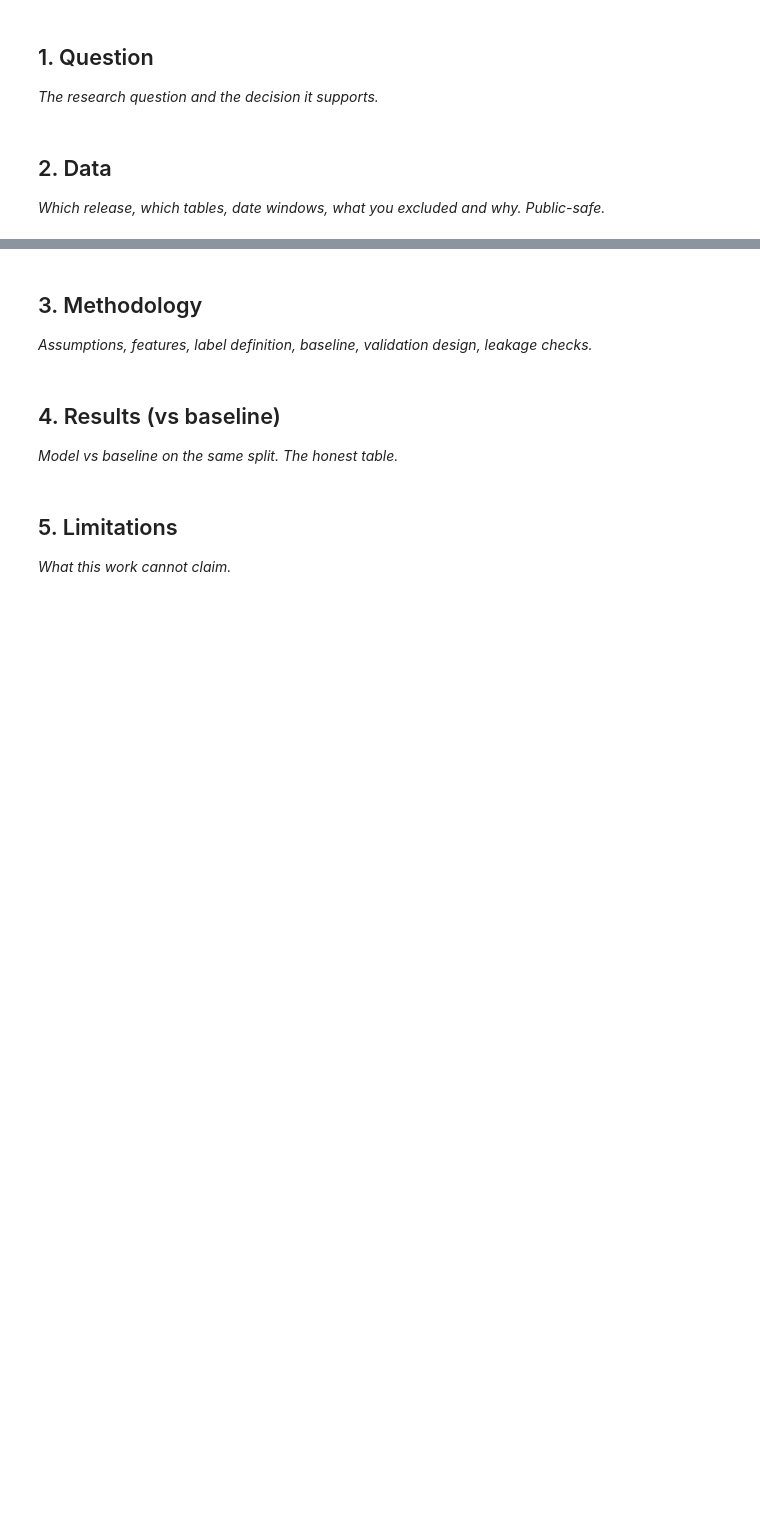
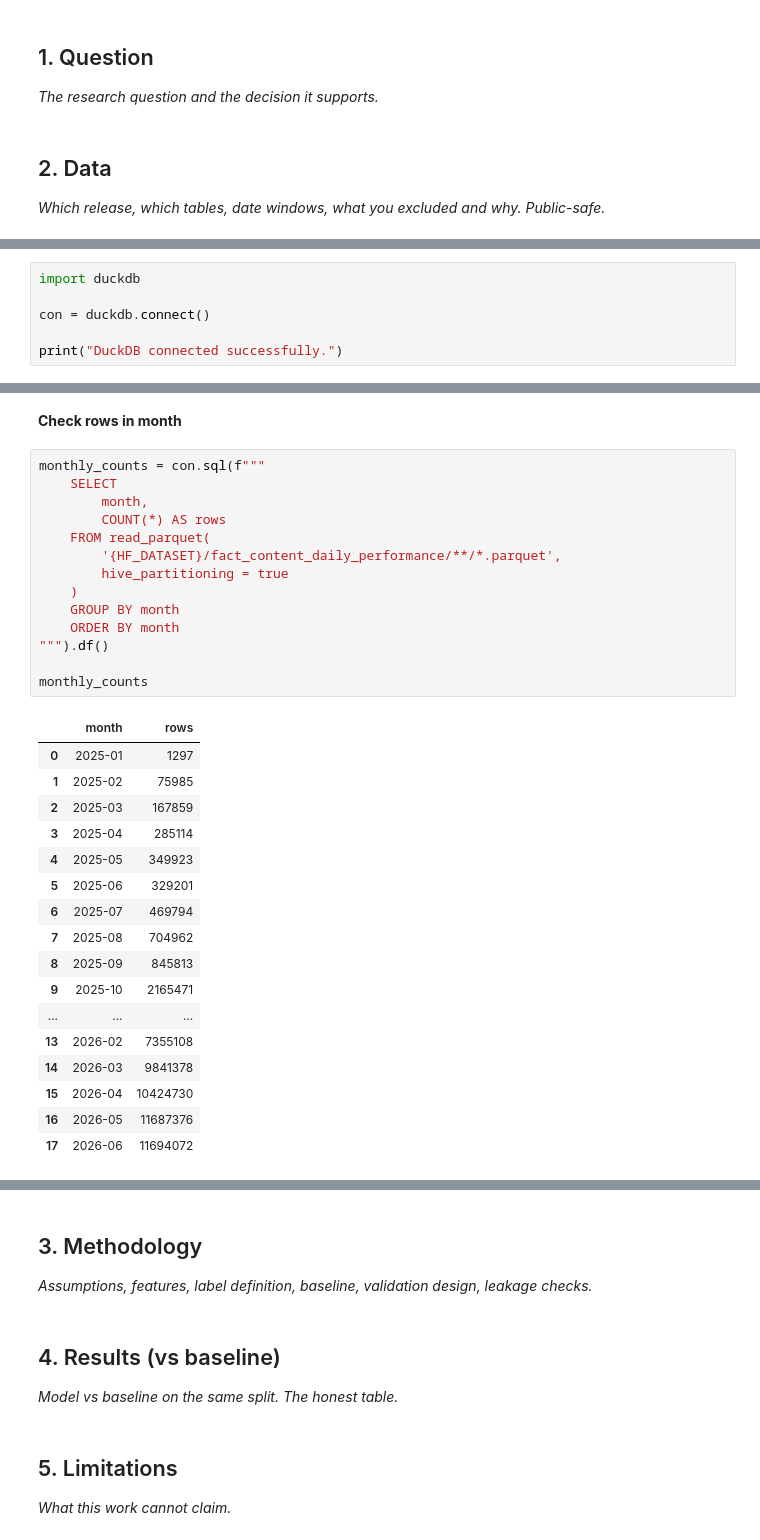
Before and after one commit to Rohmasaeed/flyrank-ml-internship-, a Jupyter notebook: work/notebooks/capstone.ipynb, the cells around one changed output, grey strips where cells are left out. Drawn from its saved outputs; the diff is of its cells as text; blank space fills up the shorter version.

```diff
--- a/work/notebooks/capstone.ipynb
+++ b/work/notebooks/capstone.ipynb
@@ -16,0 +27,6 @@ This skeleton is yours to fill. Work the sections **in order** — each one has
+# %%
+import duckdb
+
+con = duckdb.connect()
+
+print("DuckDB connected successfully.")
@@ -16,0 +152,34 @@ This skeleton is yours to fill. Work the sections **in order** — each one has
+# %% [markdown]
+**Check rows in month**
+# %%
+monthly_counts = con.sql(f"""
+    SELECT
+        month,
+        COUNT(*) AS rows
+    FROM read_parquet(
+        '{HF_DATASET}/fact_content_daily_performance/**/*.parquet',
+        hive_partitioning = true
+    )
+    GROUP BY month
+    ORDER BY month
+""").df()
+
+monthly_counts
+# %% [output]
+|  | month | rows |
+| 0 | 2025-01 | 1297 |
+| 1 | 2025-02 | 75985 |
+| 2 | 2025-03 | 167859 |
+| 3 | 2025-04 | 285114 |
+| 4 | 2025-05 | 349923 |
+| 5 | 2025-06 | 329201 |
+| 6 | 2025-07 | 469794 |
+| 7 | 2025-08 | 704962 |
+| 8 | 2025-09 | 845813 |
+| 9 | 2025-10 | 2165471 |
+| ... | ... | ... |
+| 13 | 2026-02 | 7355108 |
+| 14 | 2026-03 | 9841378 |
+| 15 | 2026-04 | 10424730 |
+| 16 | 2026-05 | 11687376 |
+| 17 | 2026-06 | 11694072 |
```
Also changed, not shown: parts of 28 cells of this notebook.
